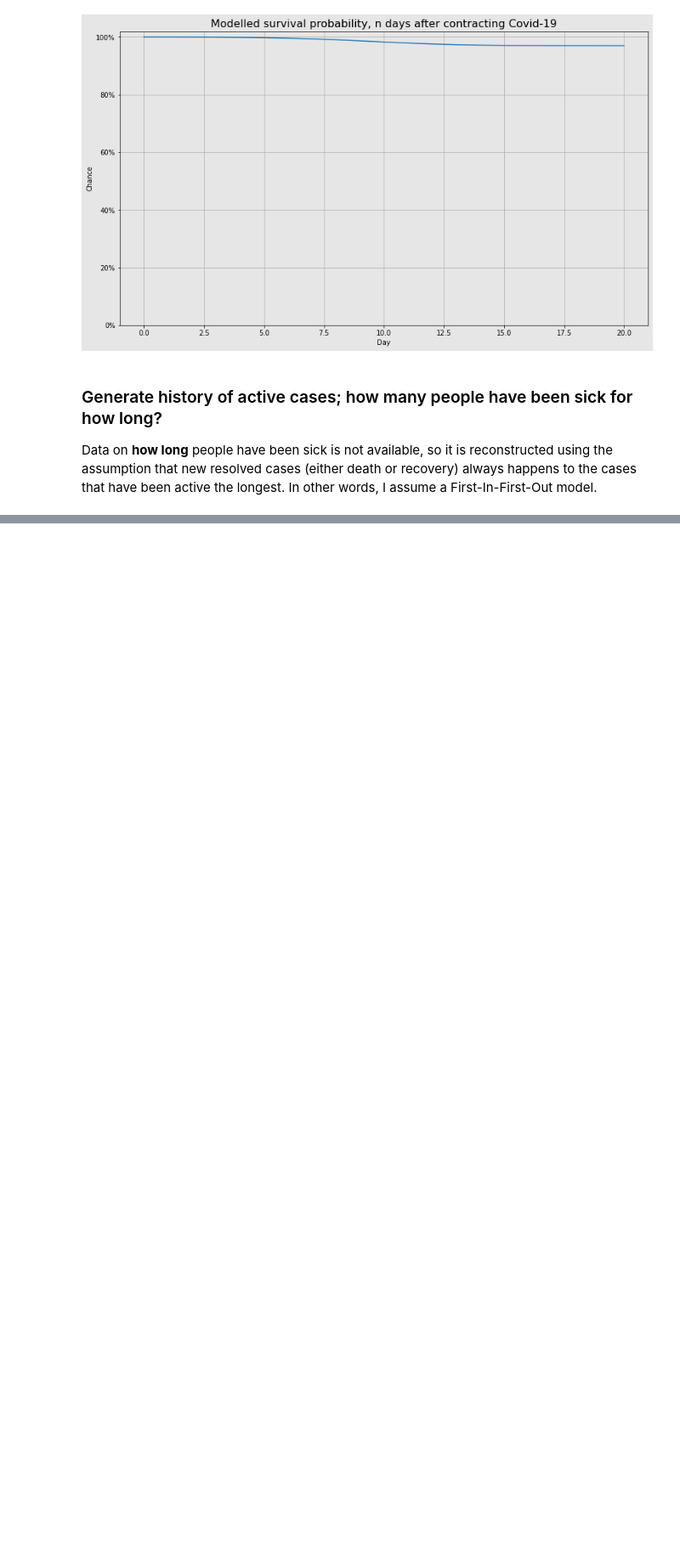
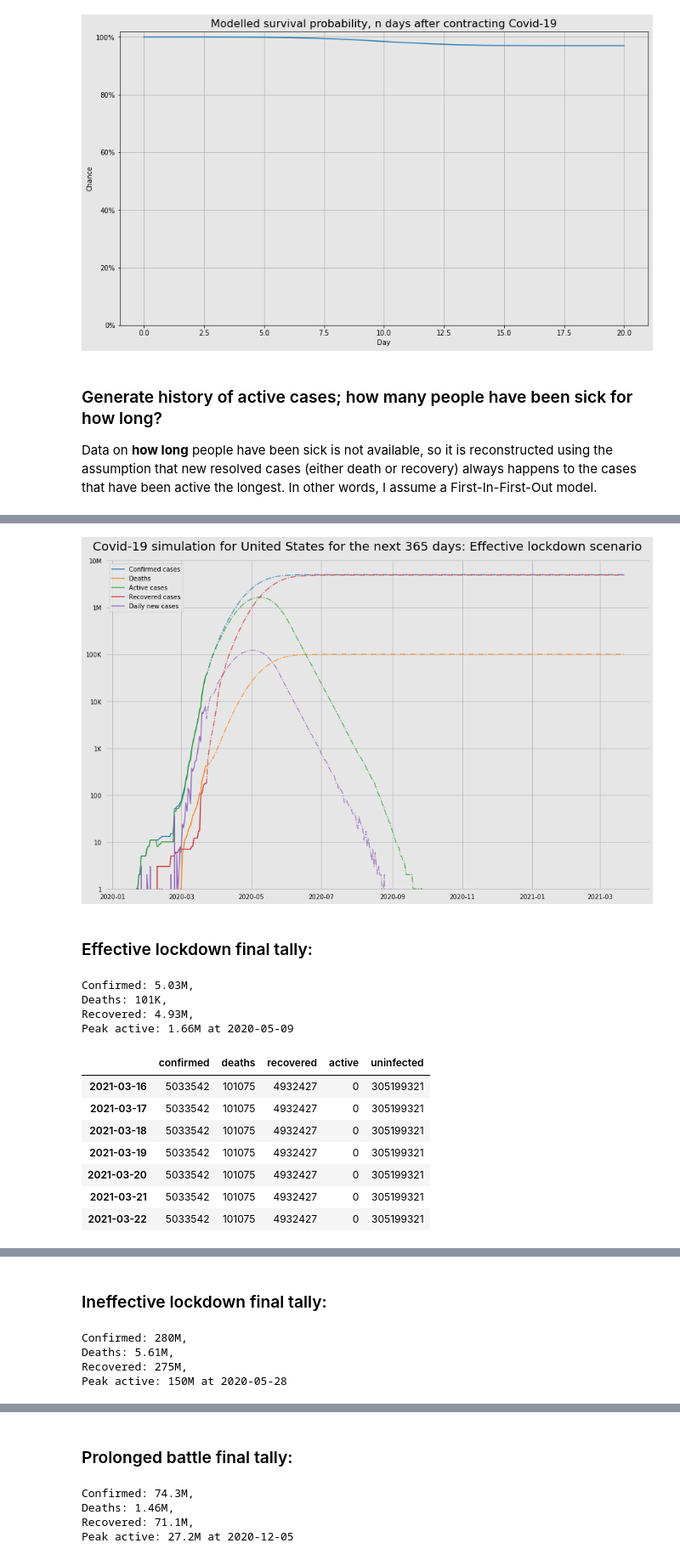
Before and after one commit to JeroenKools/covid19, a Jupyter notebook: COVID-19.ipynb, the cells around one changed output, grey strips where cells are left out. Shown at 85% size. Cells and saved outputs as stored; diff of their text form; code cells hidden in the pictures; blank space fills up the shorter version.

Commit message:
Reworked simulation to use R0 instead of growth factor

```diff
--- a/COVID-19.ipynb
+++ b/COVID-19.ipynb
@@ -290,25 +289,2 @@ Other limitations of the simulation:
 * Doesn't factor in international travel and potential recontamination / second and later waves.
 * Doesn't consider effect on death rate when the number of active cases overwhelms capacity
-# %%
-for scenario, growth_rates in {
-    "Effective lockdown":
-        [1.20] + 11 * [0.85],
-    "Ineffective lockdown":
-        [1.20],
-    "Prolonged battle": # A year of on/off lockdowns
-        [1.20]   +     # current value
-        [0.90]*1 +     # lockdown for a while
-        [1.05]*3 +     # long term lockdown is untenable
-        [0.90]*1 +     # lockdown some more
-        [1.05]*3 +     # long term lockdown is untenable
-        [0.90]*1 +     # lockdown some more
-        [1.05]*2,      # long term lockdown is untenable
-    }.items():
-
-    simulation = data.plot_simulation(country="United States", days = 365,
-                                      growth_rate_trend=growth_rates, cfr=0.02,
-                                      history_length=14,
-                                      do_log=True,
-                                      scenario_name=scenario)
-
-    display(simulation.iloc[-7:, :5])
@@ -357,0 +291,36 @@ Peak active: 2.29M at 2020-08-14
+# %%
+M = 0.2              # mitigation effectiveness under full lockdown
+W = 0.5              # mitigation effectiveness under semi-lockdown
+N = 1.0              # mitigation effectiveness under normal conditions
+
+for scenario, mitigation_rates in {
+    "Effective lockdown":   [N,W,M,M,M,M,M,M,M,M,M,M],
+    "Ineffective lockdown": [N,N,W],
+    "Prolonged battle":     [N,M,W,W,M,W,W,N,M,W,W,W]
+
+    }.items():
+
+    simulation = data.plot_simulation(country="United States", days = 365,
+                                      mitigation_trend=mitigation_rates,
+                                      cfr=0.02,
+                                      history_length=14,
+                                      r0=2.5,
+                                      do_log=True,
+                                      scenario_name=scenario)
+
+    display(simulation.iloc[-7:, :5])
+# %% [output]
+[figure, added]
+### Effective lockdown final tally:
+Confirmed: 5.03M,
+Deaths: 101K,
+Recovered: 4.93M,
+Peak active: 1.66M at 2020-05-09
+|  | confirmed | deaths | recovered | active | uninfected |
+| 2021-03-16 | 5033542 | 101075 | 4932427 | 0 | 305199321 |
+| 2021-03-17 | 5033542 | 101075 | 4932427 | 0 | 305199321 |
+| 2021-03-18 | 5033542 | 101075 | 4932427 | 0 | 305199321 |
+| 2021-03-19 | 5033542 | 101075 | 4932427 | 0 | 305199321 |
+| 2021-03-20 | 5033542 | 101075 | 4932427 | 0 | 305199321 |
+| 2021-03-21 | 5033542 | 101075 | 4932427 | 0 | 305199321 |
+| 2021-03-22 | 5033542 | 101075 | 4932427 | 0 | 305199321 |
@@ -357,0 +328,5 @@ Peak active: 2.29M at 2020-08-14
+### Ineffective lockdown final tally:
+Confirmed: 280M,
+Deaths: 5.61M,
+Recovered: 275M,
+Peak active: 150M at 2020-05-28
@@ -357,0 +342,5 @@ Peak active: 2.29M at 2020-08-14
+### Prolonged battle final tally:
+Confirmed: 74.3M,
+Deaths: 1.46M,
+Recovered: 71.1M,
+Peak active: 27.2M at 2020-12-05
```
Also changed, not shown: parts of 4 cells of this notebook, 2 other files.
